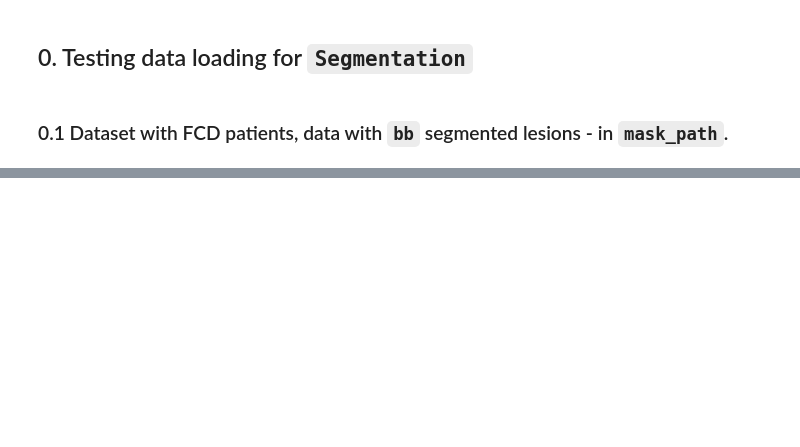
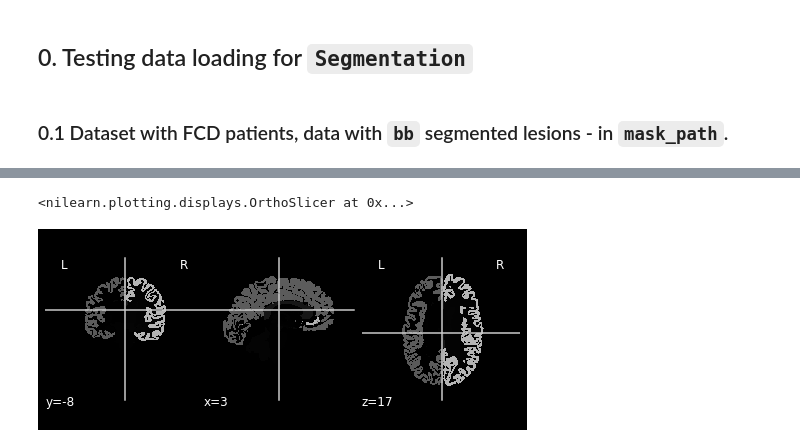
Before and after one commit to mrugnivenko/MRI-segmentation, a Jupyter notebook: data_loader_tests.ipynb, the cells around one changed output, grey strips where cells are left out. Saved outputs shown, nothing was run; the diff lists cells and outputs as text; code cells hidden in the pictures; blank space fills up the shorter version.

```diff
--- a/data_loader_tests.ipynb
+++ b/data_loader_tests.ipynb
@@ -112,0 +112,5 @@ plt.imshow(img.numpy()[0, :,:,100])
+# %%
+plot_anat(seg, (3, -8, 17))
+# %% [output]
+<nilearn.plotting.displays.OrthoSlicer at 0x...>
+[figure, added]
```
Also changed, not shown: parts of 20 cells of this notebook, 1 other file.
